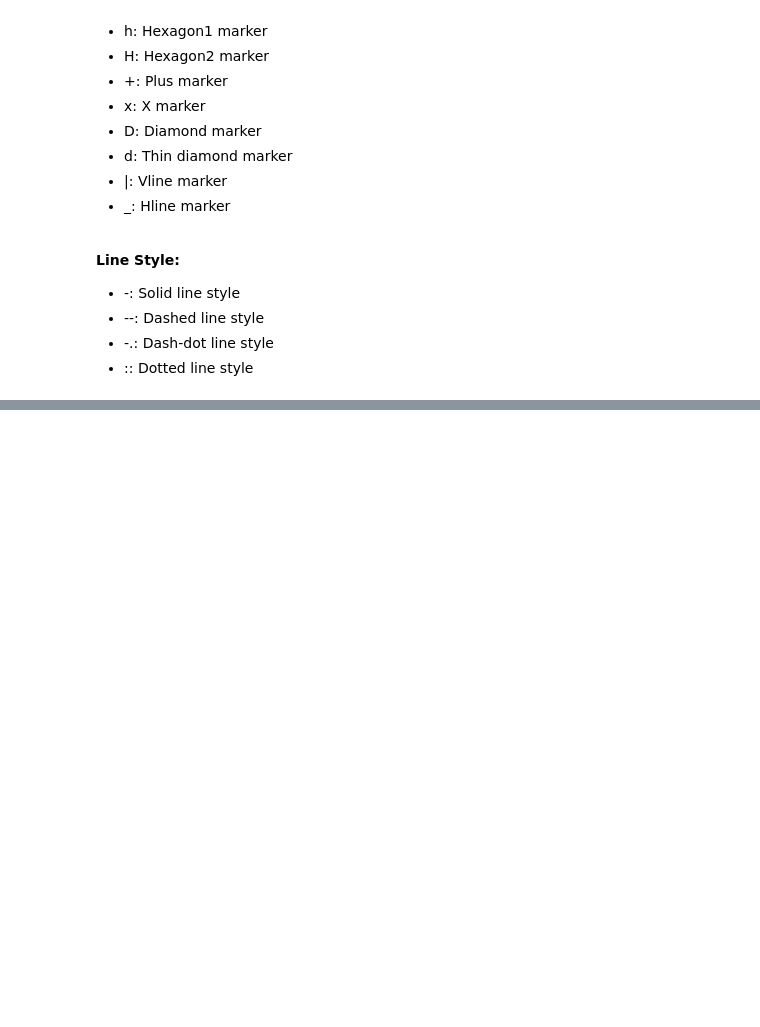
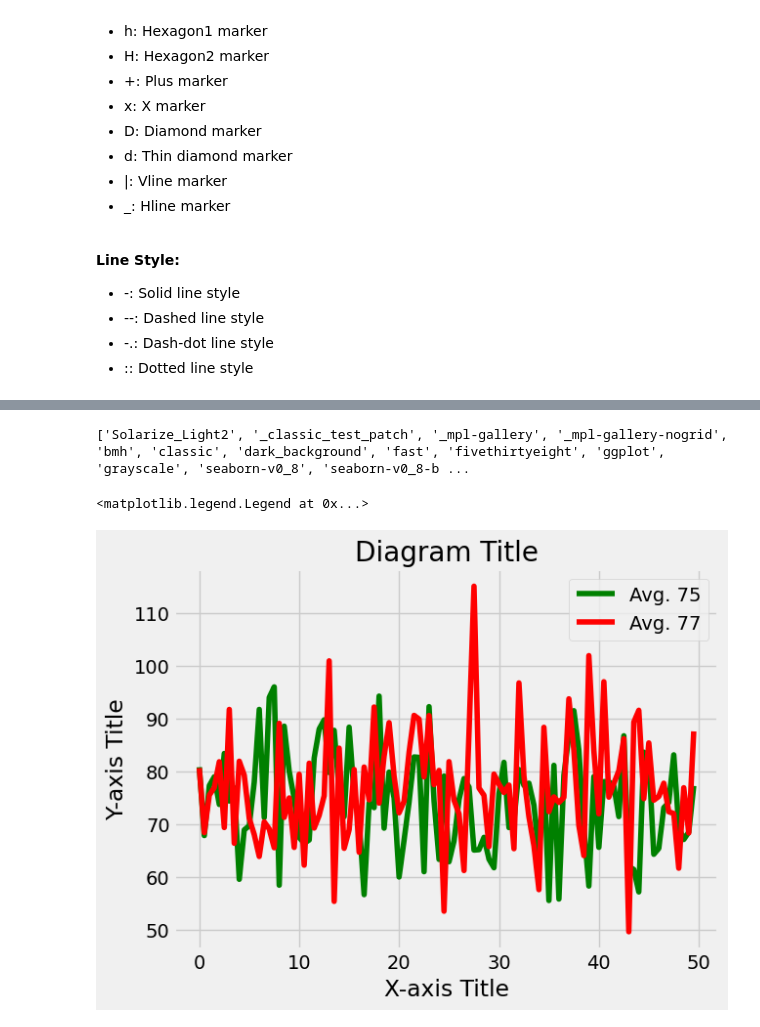
Before and after one commit to Mark12481632/Python-Language, a Jupyter notebook: Matplotlib.ipynb, the cells around one changed output, grey strips where cells are left out. Saved outputs shown, nothing was run; the diff lists cells and outputs as text; code cells hidden in the pictures; blank space fills up the shorter version.

```diff
--- a/Matplotlib.ipynb
+++ b/Matplotlib.ipynb
@@ -106,0 +108,19 @@ plt.legend(loc='upper right')
+# %%
+# What styles are available:
+print(plt.style.available)
+# %% [output]
+['Solarize_Light2', '_classic_test_patch', '_mpl-gallery', '_mpl-gallery-nogrid', 'bmh', 'classic', 'dark_background', 'fast', 'fivethirtyeight', 'ggplot', 'grayscale', 'seaborn-v0_8', 'seaborn-v0_8-b ...
+# %%
+# Try style: fivethirtyeight
+
+plt.style.use('fivethirtyeight')
+
+plt.plot(x_vals, y_vals_1, color='g', label='Avg. 75')
+plt.plot(x_vals, y_vals_2, color='r', label='Avg. 77')
+plt.xlabel('X-axis Title')
+plt.ylabel('Y-axis Title')
+plt.title('Diagram Title')
+plt.legend(loc='upper right')
+# %% [output]
+<matplotlib.legend.Legend at 0x...>
+[figure, added]
```
Also changed, not shown: parts of 4 cells of this notebook.
